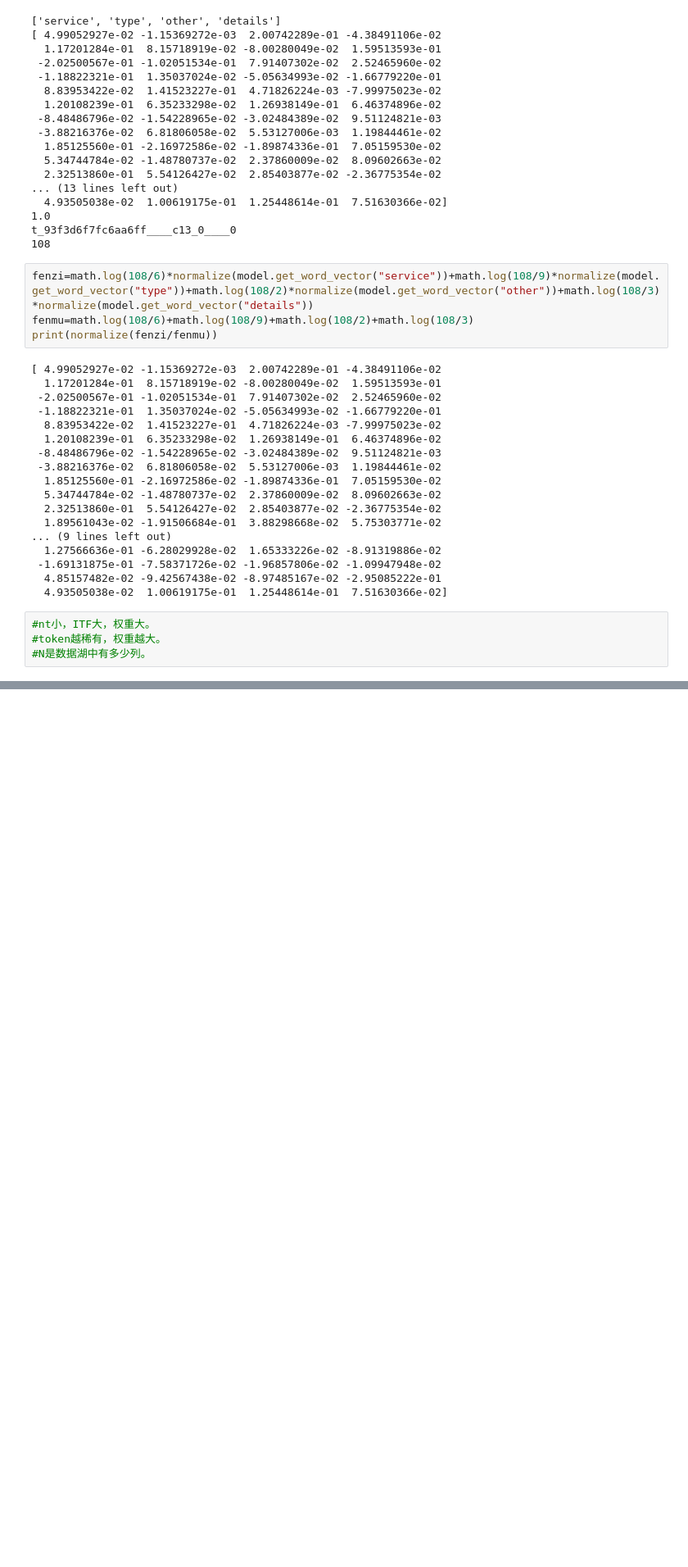
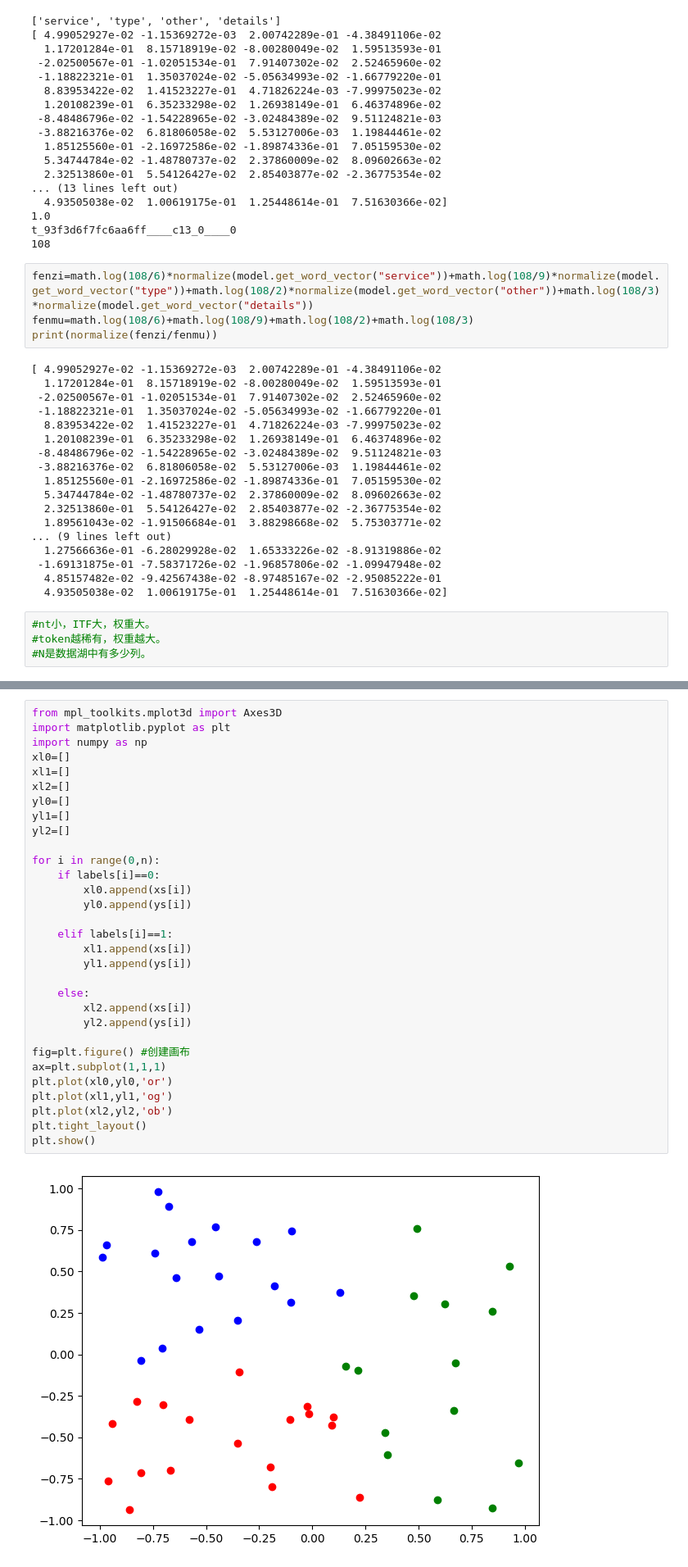
Before and after one commit to MoTingHeFang/DRD, a Jupyter notebook: test.ipynb, the cells around one changed output, grey strips where cells are left out. Shown: that part at 82% size. Drawn from its saved outputs; the diff is of its cells as text; blank space fills up the shorter version.

```diff
--- a/test.ipynb
+++ b/test.ipynb
@@ -206,0 +333,33 @@ print(normalize(fenzi/fenmu))
+# %%
+from mpl_toolkits.mplot3d import Axes3D
+import matplotlib.pyplot as plt
+import numpy as np
+xl0=[]
+xl1=[]
+xl2=[]
+yl0=[]
+yl1=[]
+yl2=[]
+
+for i in range(0,n):
+    if labels[i]==0:
+        xl0.append(xs[i])
+        yl0.append(ys[i])
+
+    elif labels[i]==1:
+        xl1.append(xs[i])
+        yl1.append(ys[i])
+
+    else:
+        xl2.append(xs[i])
+        yl2.append(ys[i])
+
+fig=plt.figure() #创建画布
+ax=plt.subplot(1,1,1)
+plt.plot(xl0,yl0,'or')
+plt.plot(xl1,yl1,'og')
+plt.plot(xl2,yl2,'ob')
+plt.tight_layout()
+plt.show()
+# %% [output]
+[figure, added]
```
Also changed, not shown: parts of 12 cells of this notebook.
